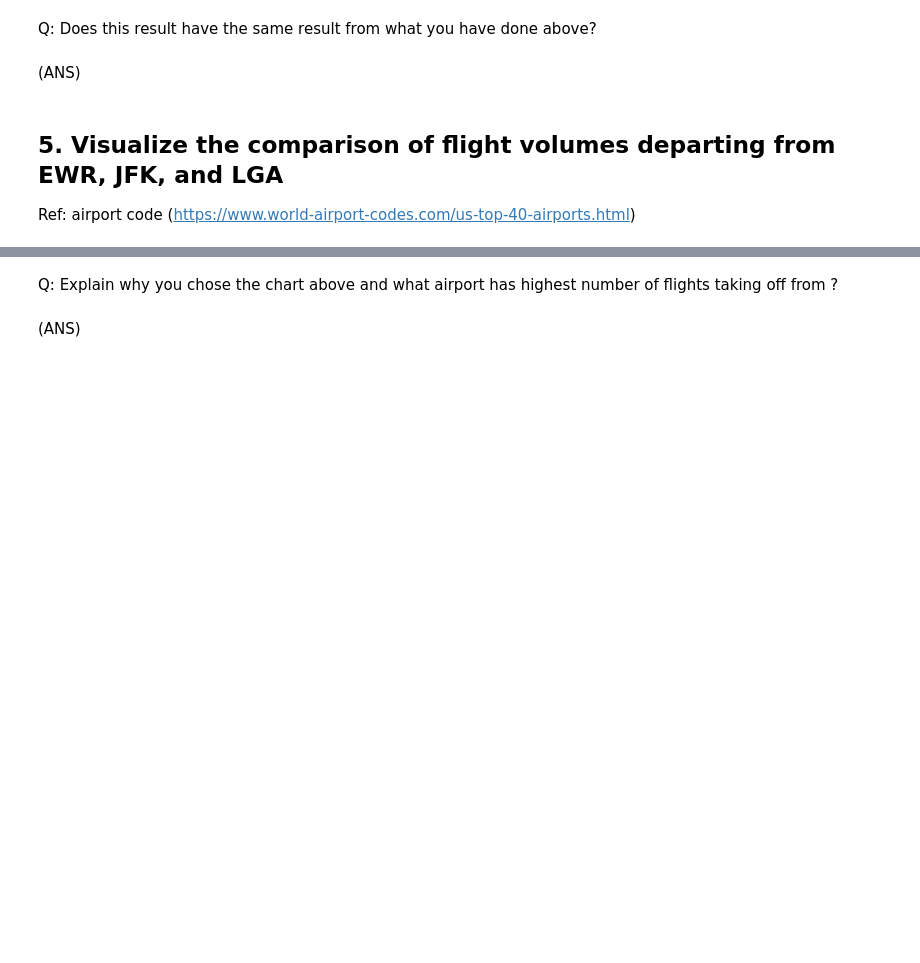
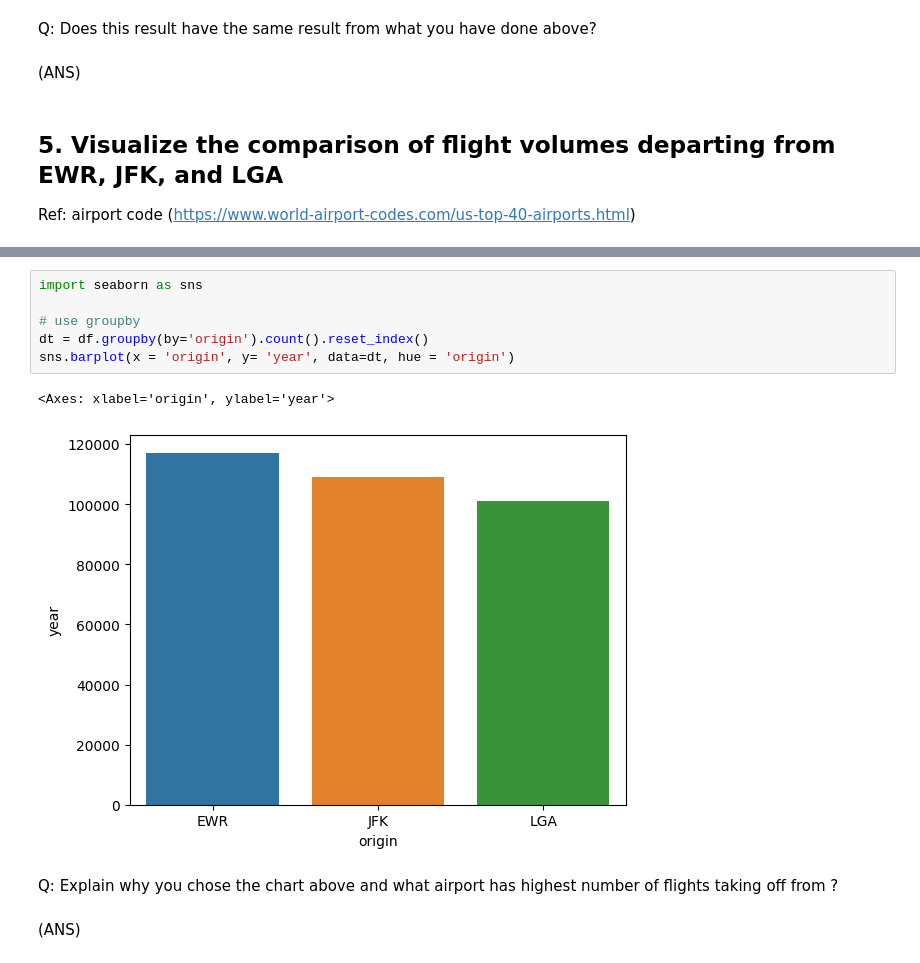
Before and after one commit to citydataviz/BA1200, a Jupyter notebook: Tutorial3/[Tutorial3]NYCflights.ipynb, the cells around one changed output, grey strips where cells are left out. Saved outputs shown, nothing was run; the diff lists cells and outputs as text; blank space fills up the shorter version.

```diff
--- a/Tutorial3/[Tutorial3]NYCflights.ipynb
+++ b/Tutorial3/[Tutorial3]NYCflights.ipynb
@@ -153,3 +174,12 @@ Text(0.5, 0, 'Airport')
+# %%
+import seaborn as sns
+
+# use groupby
+dt = df.groupby(by='origin').count().reset_index()
+sns.barplot(x = 'origin', y= 'year', data=dt, hue = 'origin')
+# %% [output]
+<Axes: xlabel='origin', ylabel='year'>
+[figure, added]
 # %% [markdown]
 Q: Explain why you chose the chart above and what airport has highest number of flights taking off from ?
 # %% [markdown]
```
Also changed, not shown: parts of 18 cells of this notebook, 5 other files.
